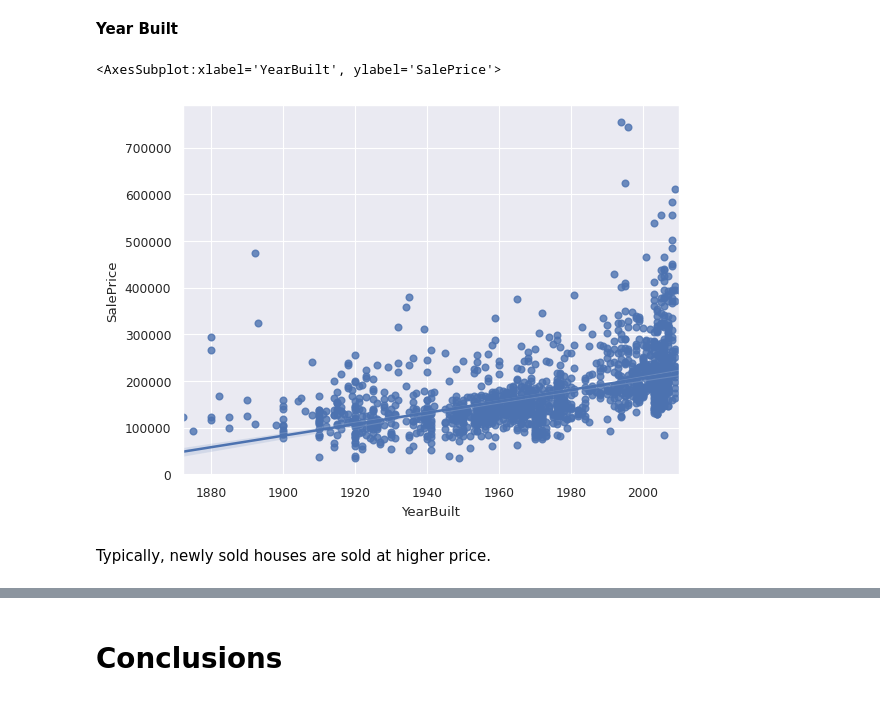
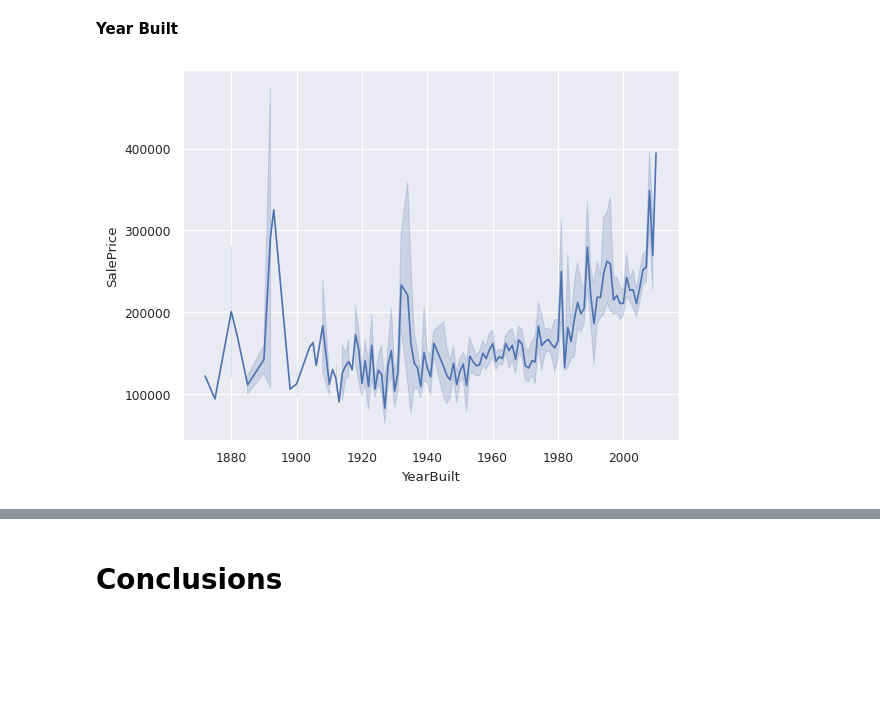
Before and after one commit to ysgurjar/pp5_project_heritage_housing, a Jupyter notebook: jupyter_notebooks/02.data_profiling.ipynb, the cells around one changed output, grey strips where cells are left out. Saved outputs shown, nothing was run; the diff lists cells and outputs as text; code cells hidden in the pictures; blank space fills up the shorter version.

```diff
--- a/jupyter_notebooks/02.data_profiling.ipynb
+++ b/jupyter_notebooks/02.data_profiling.ipynb
@@ -351,7 +351,6 @@
 **Garage Area**
 # %%
 sns.set_theme()
-sns.set_context('paper')
 sns.lmplot(
     data=df,
     x="GarageArea", y="SalePrice",markers='x'
@@ -396,13 +428,10 @@ Plot clearly shows a shift in meadian Sale price as Garage Finish quality increa
 # %%
 sns.set_theme()
 sns.set_context('paper')
 
-sns.regplot(
+p=sns.lineplot(
     data=df,
-    x="YearBuilt", y="SalePrice",robust= True
-    )
+    x="YearBuilt", y="SalePrice")#,robust= True
+    #)
 # %% [output]
-<AxesSubplot:xlabel='YearBuilt', ylabel='SalePrice'>
-[figure, old version]
+[figure, new version]
-# %% [markdown]
-Typically, newly sold houses are sold at higher price.
```
Also changed, not shown: parts of 11 cells of this notebook, 10 other files.
